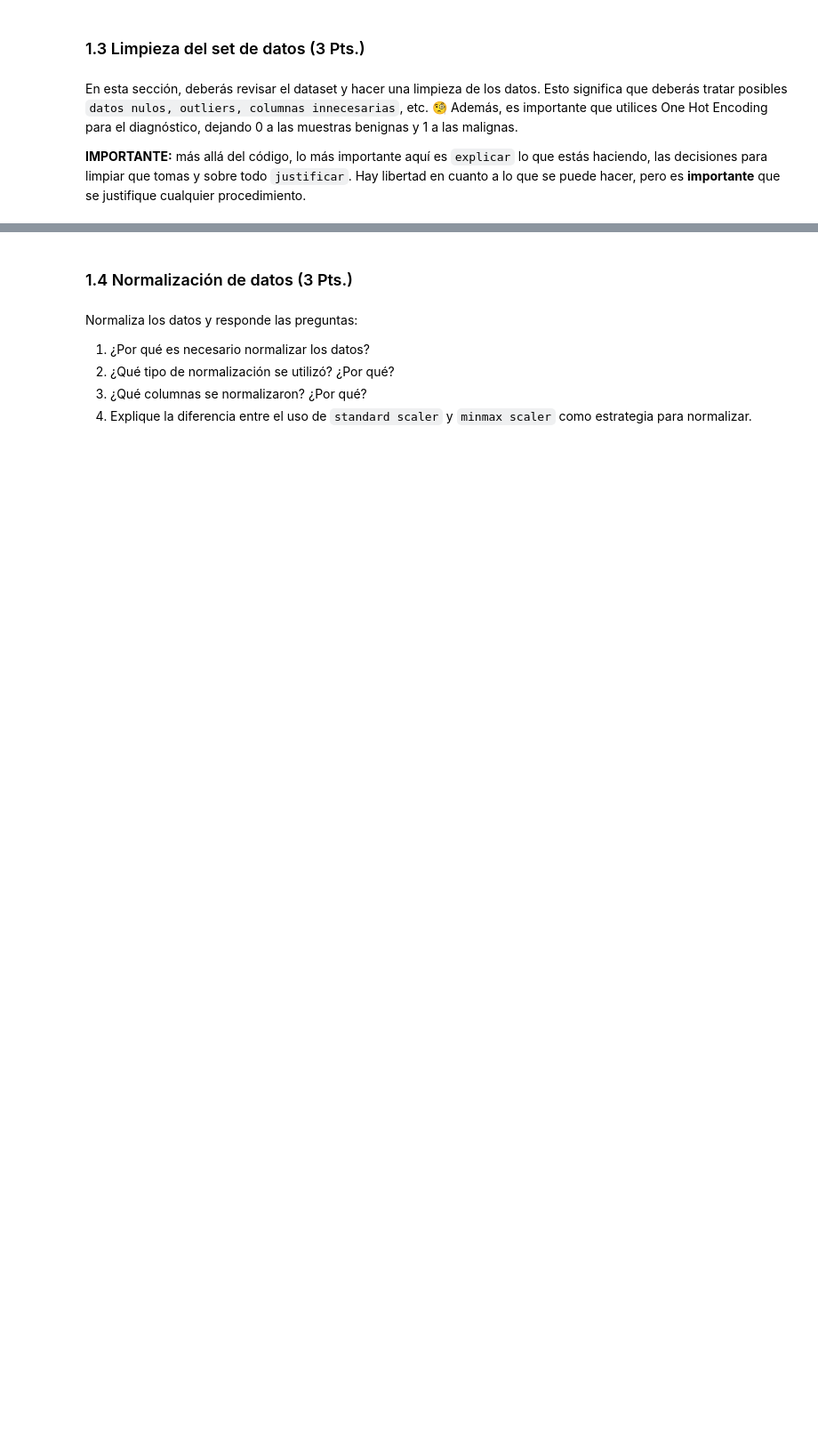
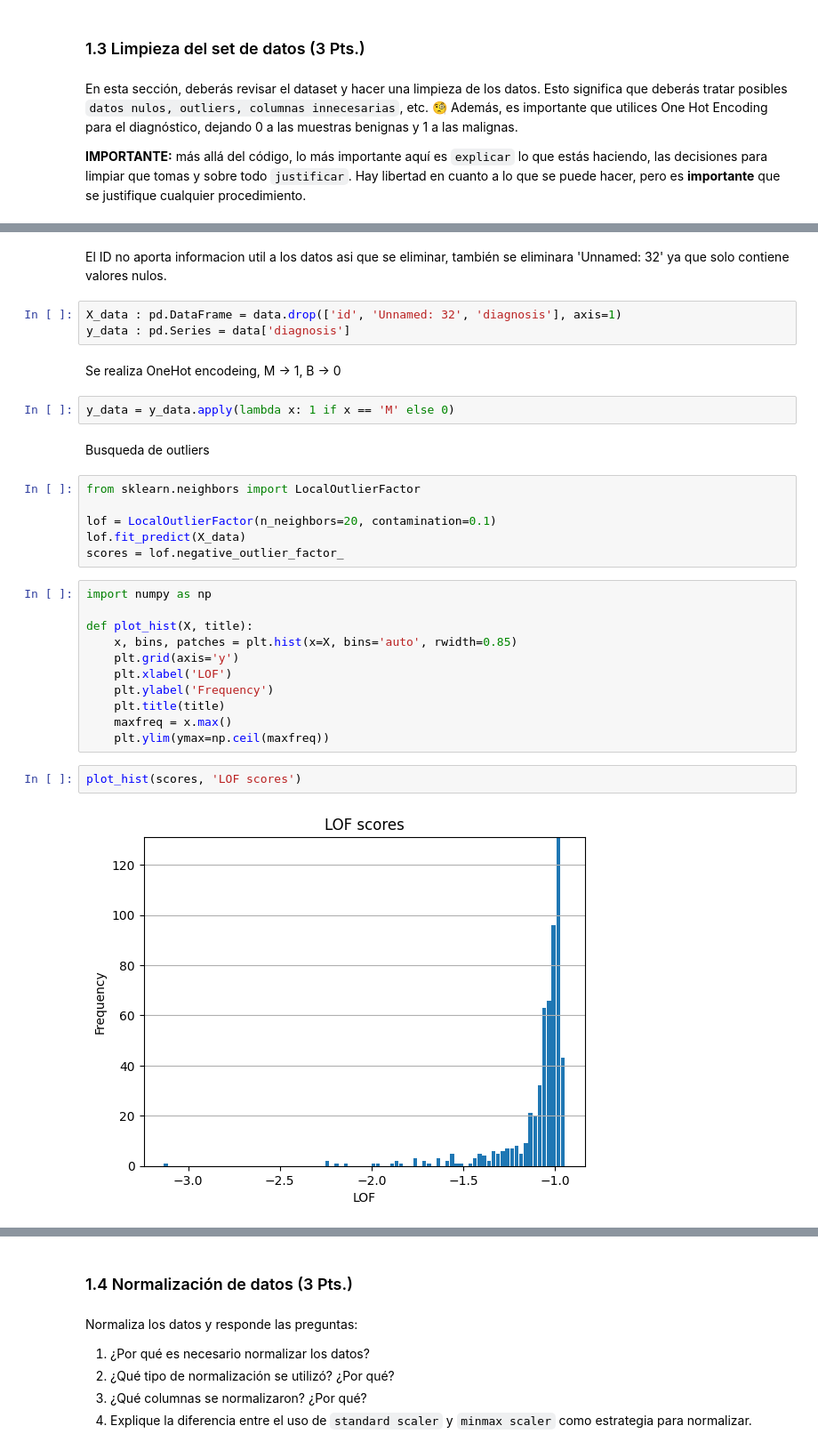
Before and after one commit to gabiacuna/IIC2433, a Jupyter notebook: tareas/T4-2.ipynb, the cells around one changed output, grey strips where cells are left out. Shown at 89% size. Cells and saved outputs as stored; diff of their text form; blank space fills up the shorter version.

```diff
--- a/tareas/T4-2.ipynb
+++ b/tareas/T4-2.ipynb
@@ -115,0 +166,32 @@ En esta sección, deberás revisar el dataset y hacer una limpieza de los datos.
+# %% [markdown]
+El ID no aporta informacion util a los datos asi que se eliminar, también se eliminara 'Unnamed: 32' ya que solo contiene valores nulos.
+# %%
+X_data : pd.DataFrame = data.drop(['id', 'Unnamed: 32', 'diagnosis'], axis=1)
+y_data : pd.Series = data['diagnosis']
+# %% [markdown]
+Se realiza OneHot encodeing, M -> 1, B -> 0
+# %%
+y_data = y_data.apply(lambda x: 1 if x == 'M' else 0)
+# %% [markdown]
+Busqueda de outliers
+# %%
+from sklearn.neighbors import LocalOutlierFactor
+
+lof = LocalOutlierFactor(n_neighbors=20, contamination=0.1)
+lof.fit_predict(X_data)
+scores = lof.negative_outlier_factor_
+# %%
+import numpy as np
+
+def plot_hist(X, title):
+    x, bins, patches = plt.hist(x=X, bins='auto', rwidth=0.85)
+    plt.grid(axis='y')
+    plt.xlabel('LOF')
+    plt.ylabel('Frequency')
+    plt.title(title)
+    maxfreq = x.max()
+    plt.ylim(ymax=np.ceil(maxfreq))
+# %%
+plot_hist(scores, 'LOF scores')
+# %% [output]
+[figure, added]
```
Also changed, not shown: parts of 46 cells of this notebook.
